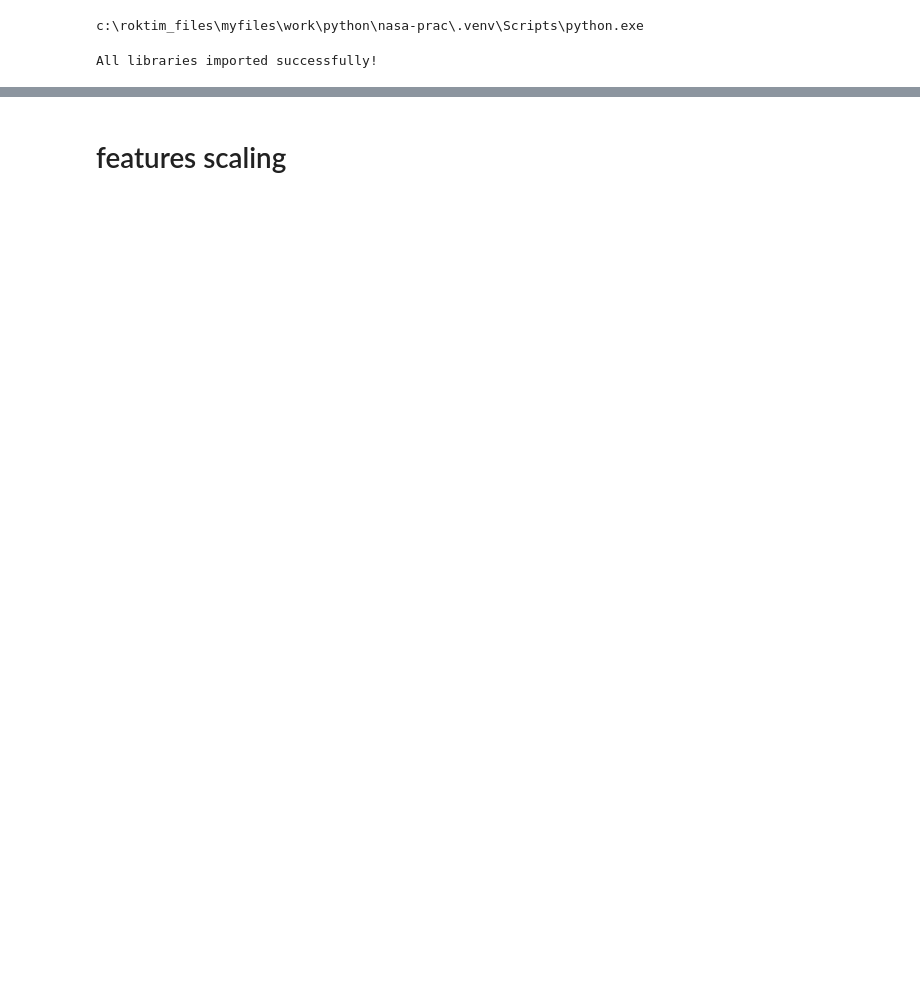
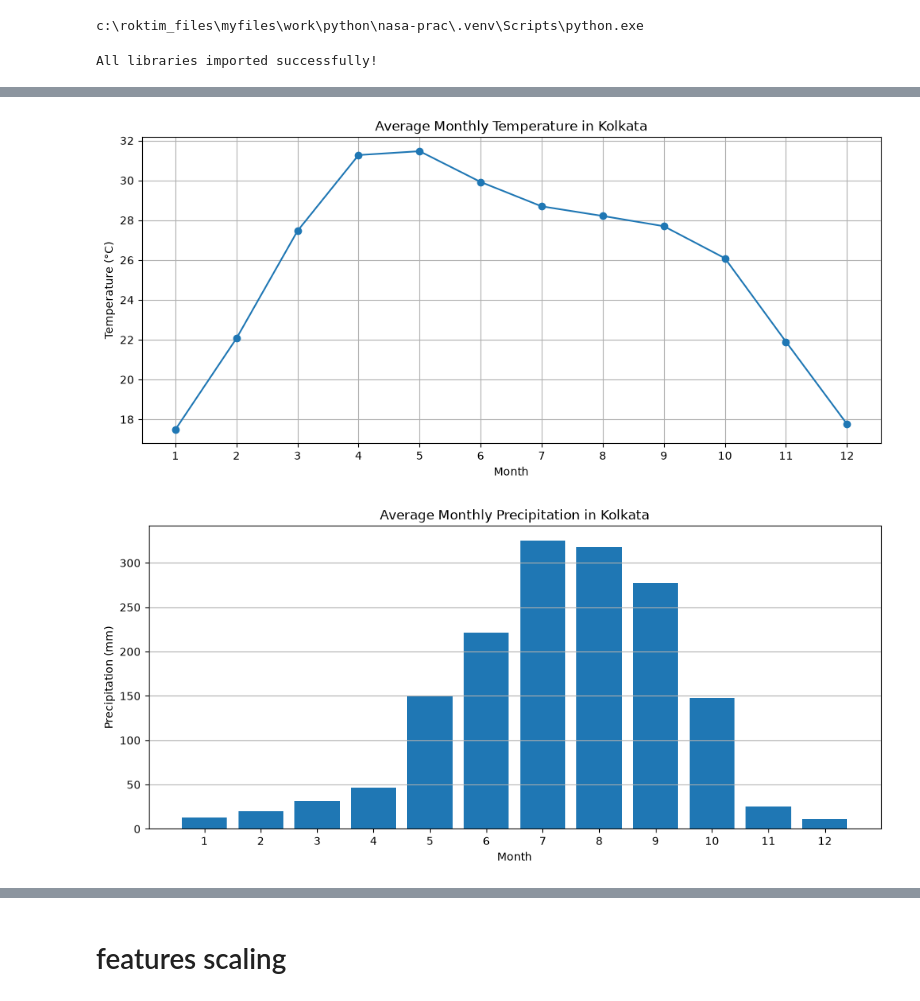
Before and after one commit to Veror245/FieldShift-AI, a Jupyter notebook: backend/ml/notebooks/data_exploration.ipynb, the cells around one changed output, grey strips where cells are left out. Saved outputs shown, nothing was run; the diff lists cells and outputs as text; code cells hidden in the pictures; blank space fills up the shorter version.

```diff
--- a/backend/ml/notebooks/data_exploration.ipynb
+++ b/backend/ml/notebooks/data_exploration.ipynb
@@ -453,0 +182,46 @@ from sklearn.preprocessing import StandardScaler
+# %%
+
+# Extract month and year
+monthly_data = climate_data.copy()
+
+monthly_data["year"] = monthly_data["date"].dt.year
+monthly_data["month"] = monthly_data["date"].dt.month
+
+# Calculate monthly statistics for each year
+monthly_summary = monthly_data.groupby(
+    ["year", "month"]
+).agg({
+    "t2m_c": "mean",
+    "t2m_max_c": "mean",
+    "t2m_min_c": "mean",
+    "precip_mm": "sum",
+    "humidity_pct": "mean",
+    "solar_mj": "mean",
+    "wind_speed_ms": "mean"
+}).reset_index()
+
+# Calculate average monthly climate across all years
+monthly_climate = monthly_summary.groupby("month").mean(numeric_only=True)
+
+# Plot monthly average temperature
+plt.figure(figsize=(12, 5))
+plt.plot(monthly_climate.index, monthly_climate["t2m_c"], marker="o")
+plt.title("Average Monthly Temperature in Kolkata")
+plt.xlabel("Month")
+plt.ylabel("Temperature (°C)")
+plt.xticks(range(1, 13))
+plt.grid(True)
+plt.show()
+
+# Plot average monthly total precipitation
+plt.figure(figsize=(12, 5))
+plt.bar(monthly_climate.index, monthly_climate["precip_mm"])
+plt.title("Average Monthly Precipitation in Kolkata")
+plt.xlabel("Month")
+plt.ylabel("Precipitation (mm)")
+plt.xticks(range(1, 13))
+plt.grid(axis="y")
+plt.show()
+# %% [output]
+[figure, added]
+[figure, added]
```
Also changed, not shown: parts of 108 cells of this notebook, 13 other files.
